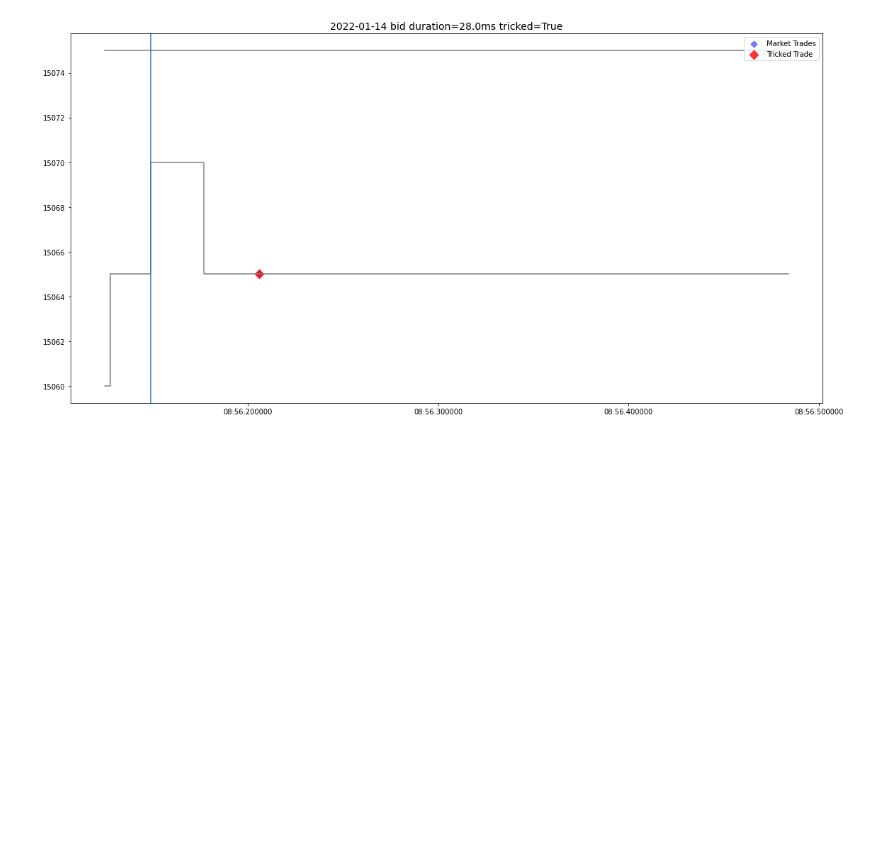
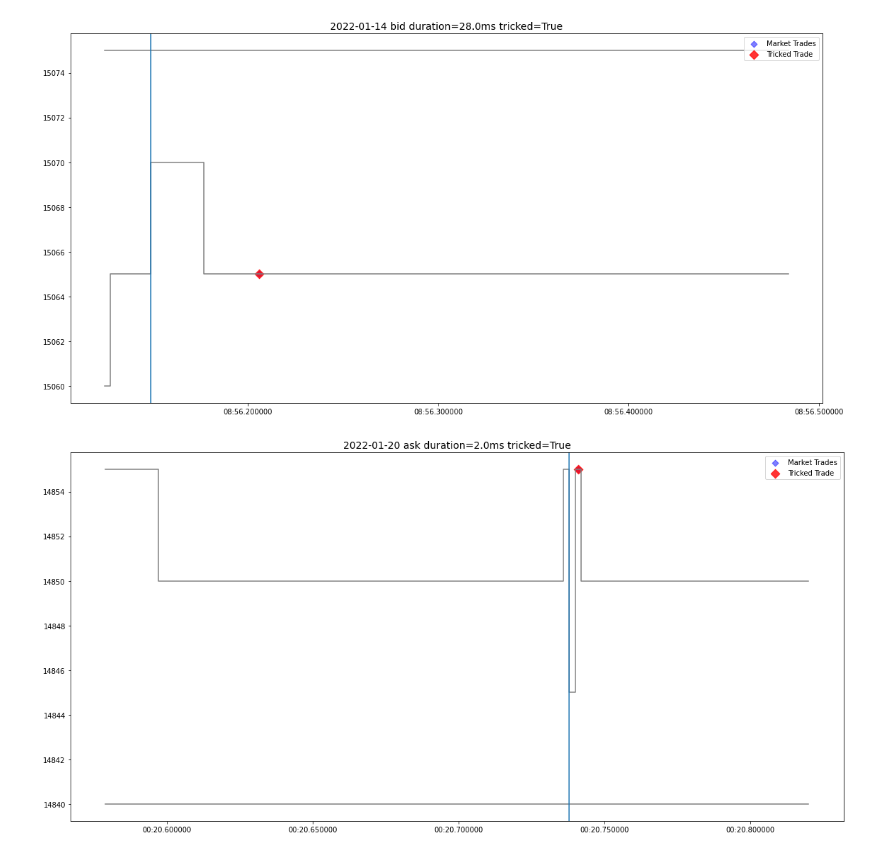
Before and after one commit to anthonywah/mafs6100-order-placement-strategy, a Jupyter notebook: stage-5.ipynb, the cells around one changed output. Drawn from its saved outputs; the diff is of its cells as text; code cells hidden in the pictures; blank space fills up the shorter version.

```diff
--- a/stage-5.ipynb
+++ b/stage-5.ipynb
@@ -95,3 +99,7 @@ foc_0050.plot_quote(100, 430)
 foc_0050.plot_quote(100, 445)
 # %% [output]
 [figure]
+# %%
+foc_0050.plot_quote(100, 969)
+# %% [output]
+[figure, added]
```
Also changed, not shown: parts of 3 cells of this notebook, 2 other files.
